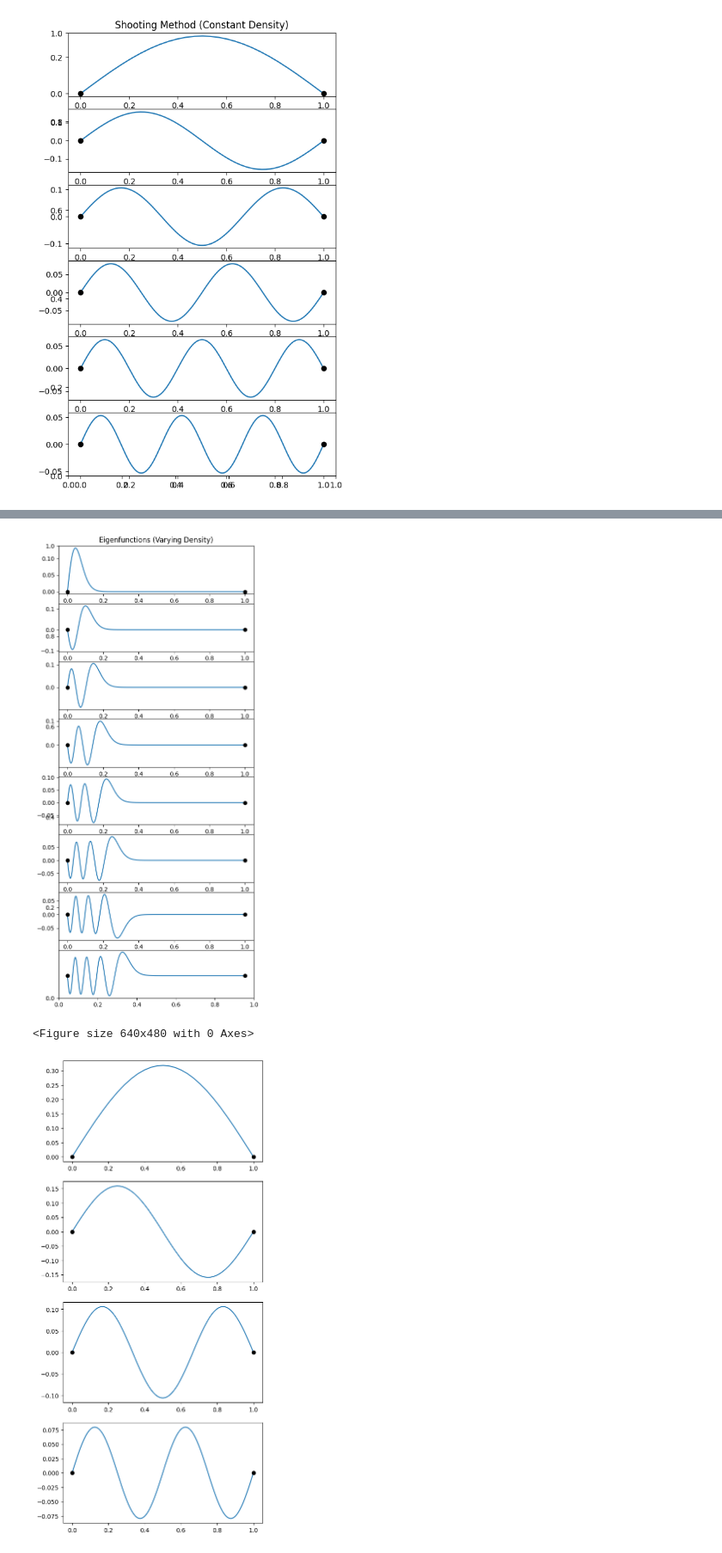
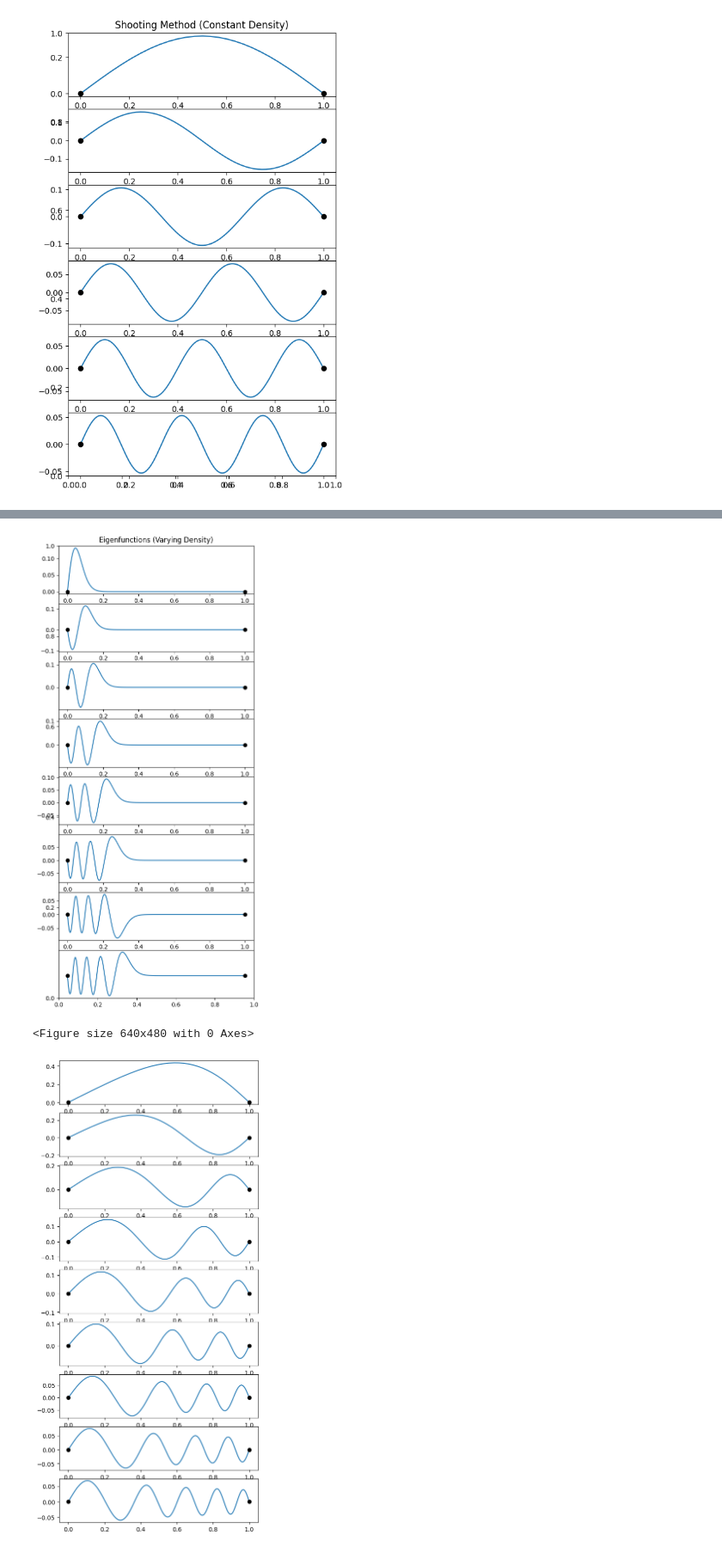
Before and after one commit to LFW25/PHYS512-Computational_Physics, a Jupyter notebook: Assignments/A6.ipynb, the cells around one changed output, grey strips where cells are left out. Shown at 86% size. Drawn from its saved outputs; the diff is of its cells as text; code cells hidden in the pictures.

```diff
--- a/Assignments/A6.ipynb
+++ b/Assignments/A6.ipynb
@@ -395,20 +397,19 @@ import matplotlib.pyplot as plt
 import scipy.integrate
 import scipy.optimize
 import scipy.special
-import time
 
 # First do the constant density string to check with the known frequencies
 # and eigenfunctions
 
-def derivs(x, y, omega):
+def derivs_const(x, y, omega):
     f, g = y
     dfdx = g
     density = 1
     dgdx = - omega**2 * density * f
     return dfdx, dgdx
 
-def do_integration(omega):
-    result = scipy.integrate.solve_ivp(derivs, (1e-5,1), (0,1), dense_output=True, args=(omega,), atol=1e-8, rtol=1e-8)
+def do_integration_const(omega):
+    result = scipy.integrate.solve_ivp(derivs_const, (1e-5,1), (0,1), dense_output=True, args=(omega,), atol=1e-8, rtol=1e-8)
     return result.y[0,-1]
 
 def shoot_const():
@@ -421,9 +422,9 @@ def shoot_const():
 
     for i, om in enumerate(oms):
         # search within 10% of the analytic frequency
-        omega = scipy.optimize.brentq(do_integration, 0.9*om, 1.1*om)
+        omega = scipy.optimize.brentq(do_integration_const, 0.9*om, 1.1*om)
 
-        result = scipy.integrate.solve_ivp(derivs, (1e-5,1), (0,1), dense_output=True, args=(omega,), atol=1e-8, rtol=1e-8)
+        result = scipy.integrate.solve_ivp(derivs_const, (1e-5,1), (0,1), dense_output=True, args=(omega,), atol=1e-8, rtol=1e-8)
         x = result.t
         f = result.y[0]
 
@@ -441,12 +442,21 @@ def rho(x):
     #rho = np.ones_like(x)
     return rho
 
+def derivs_vary(x, y, omega):
+    f, g = y
+    dfdx = g
+    density = rho(x)
+    dgdx = - omega**2 * density * f
+    return dfdx, dgdx
+
+def do_integration_vary(omega):
+    result = scipy.integrate.solve_ivp(derivs_vary, (1e-5,1), (0,1), dense_output=True, args=(omega,), atol=1e-8, rtol=1e-8)
+    return result.y[0,-1]
+
 def shoot_vary():
-    # Now do an x-dependent density
-
     # Evaluate the displacement at x=1 on a grid of omega
     oms = np.pi * np.linspace(0.1,5,100)
-    result = np.array([do_integration(om) for om in oms])
+    result = np.array([do_integration_vary(om) for om in oms])
     # identify the zero-crossings as initial guesses for mode frequencies
     inds = np.where(np.diff(np.sign(result)))[0]
 
@@ -455,9 +465,9 @@ def shoot_vary():
     fig = plt.figure(figsize = (6,14))
 
     for i, ind in enumerate(inds):
-        omega = scipy.optimize.brentq(do_integration, oms[ind], oms[ind+1])
+        omega = scipy.optimize.brentq(do_integration_vary, oms[ind], oms[ind+1])
 
-        result = scipy.integrate.solve_ivp(derivs, (1e-5,1), (0,1), dense_output=True, args=(omega,), atol=1e-8, rtol=1e-8)
+        result = scipy.integrate.solve_ivp(derivs_vary, (1e-5,1), (0,1), dense_output=True, args=(omega,), atol=1e-8, rtol=1e-8)
         x = result.t
         f = result.y[0]
 
@@ -527,36 +541,35 @@ shoot_const()
 # Varying Density String
 #####################
 
-rho = 1 + 10 * x**2
-A_varying_density = np.diag(2*rho) - np.diag(alpha*rho[:-1], k=1) - np.diag(alpha*rho[:-1], k=-1)
+A_varying_density = np.diag(2*rho(x)) - np.diag(alpha*rho(x)[:-1], k=1) - np.diag(alpha*rho(x)[:-1], k=-1)
 
 eigenvalues_varying, eigenvectors_varying = eigh(A_varying_density)
 
 ### Plot Results ###
 
 fig2 = plt.figure(figsize = (6,14))
 plt.title('Eigenfunctions (Varying Density)')
 for i in range(plot_modes):
     plt.subplot(plot_modes, 1, 1+i)
     ax2 = plt.gca()
     plt.plot(x, eigenvectors_varying[:, i], label=f"Mode {i+1}")
     plt.plot((0,1),(0,0), 'ko')
     ax_v = plt.gca()
 
 ax_v.xaxis.set_tick_params(labelbottom=False)
 ax_v.yaxis.set_tick_params(labelleft=False)
 ax_v.set_xticks([])
 ax_v.set_yticks([])
 
 ax2.xaxis.set_tick_params(labelbottom=False)
 ax2.yaxis.set_tick_params(labelleft=False)
 ax2.set_xticks([])
 ax2.set_yticks([])
 
 plt.show()
 
 shoot_vary()
 # %% [output]
 [figure]
 <Figure size 640x480 with 0 Axes>
-[figure, old version]
+[figure, new version]
```
Also changed, not shown: parts of 15 cells of this notebook.
